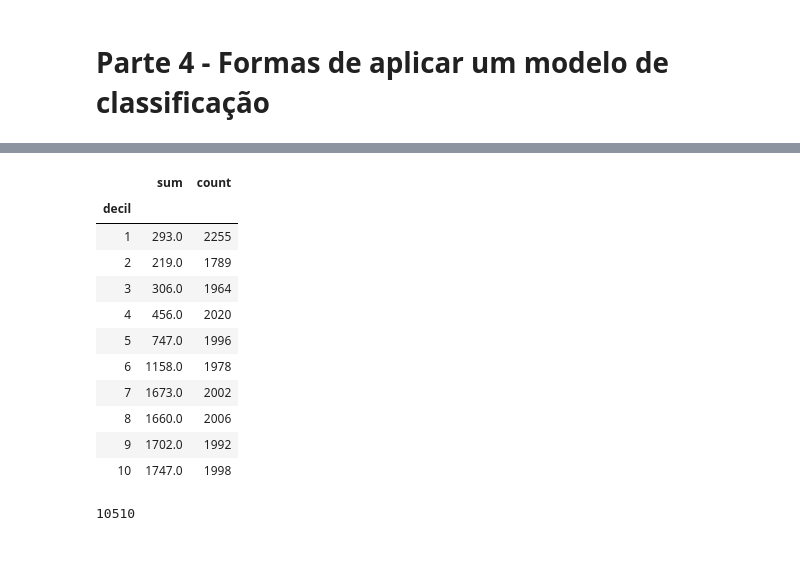
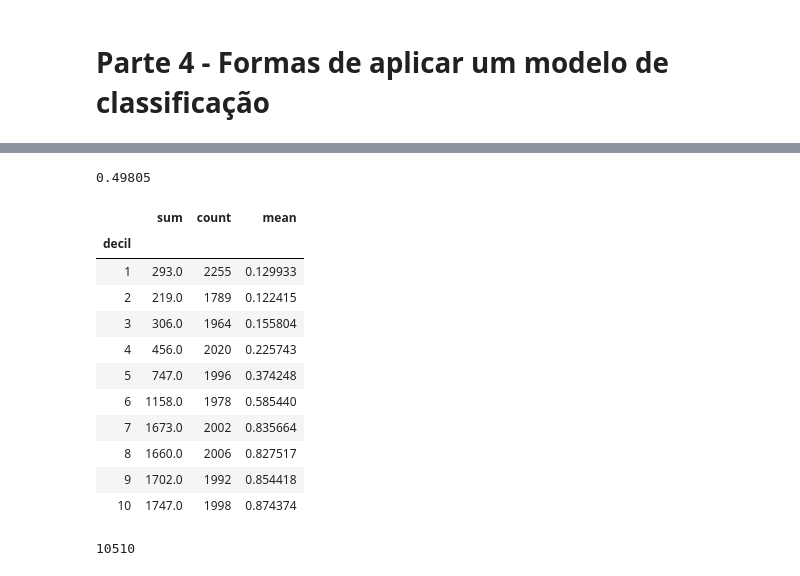
Before and after one commit to HolocronAnalytica/GrowthHacking1.0, a Jupyter notebook: Classificação/Classificação.ipynb, the cells around one changed output, grey strips where cells are left out. Drawn from its saved outputs; the diff is of its cells as text; code cells hidden in the pictures.

```diff
--- a/Classificação/Classificação.ipynb
+++ b/Classificação/Classificação.ipynb
@@ -373,18 +384,22 @@ X_test["decil"] = pd.qcut(X_test.predict_proba, q=10, labels = [1,2,3,4,5,6,7,8,
+# %%
+X_test.target.mean()
+# %% [output]
+0.49805
 # %%
-X_test.groupby("decil")["target"].agg(["sum","count"]) #Atuar de acordo com o decil da probabilidade.
+X_test.groupby("decil")["target"].agg(["sum","count","mean"]) #Atuar de acordo com o decil da probabilidade.
 # %% [output]
-|  | sum | count |
-| decil |  |  |
-| 1 | 293.0 | 2255 |
-| 2 | 219.0 | 1789 |
-| 3 | 306.0 | 1964 |
-| 4 | 456.0 | 2020 |
-| 5 | 747.0 | 1996 |
-| 6 | 1158.0 | 1978 |
-| 7 | 1673.0 | 2002 |
-| 8 | 1660.0 | 2006 |
-| 9 | 1702.0 | 1992 |
-| 10 | 1747.0 | 1998 |
+|  | sum | count | mean |
+| decil |  |  |  |
+| 1 | 293.0 | 2255 | 0.129933 |
+| 2 | 219.0 | 1789 | 0.122415 |
+| 3 | 306.0 | 1964 | 0.155804 |
+| 4 | 456.0 | 2020 | 0.225743 |
+| 5 | 747.0 | 1996 | 0.374248 |
+| 6 | 1158.0 | 1978 | 0.585440 |
+| 7 | 1673.0 | 2002 | 0.835664 |
+| 8 | 1660.0 | 2006 | 0.827517 |
+| 9 | 1702.0 | 1992 | 0.854418 |
+| 10 | 1747.0 | 1998 | 0.874374 |
 # %%
 X_test["predict"] = test_performance
 # %%
```
Also changed, not shown: parts of 14 cells of this notebook.
